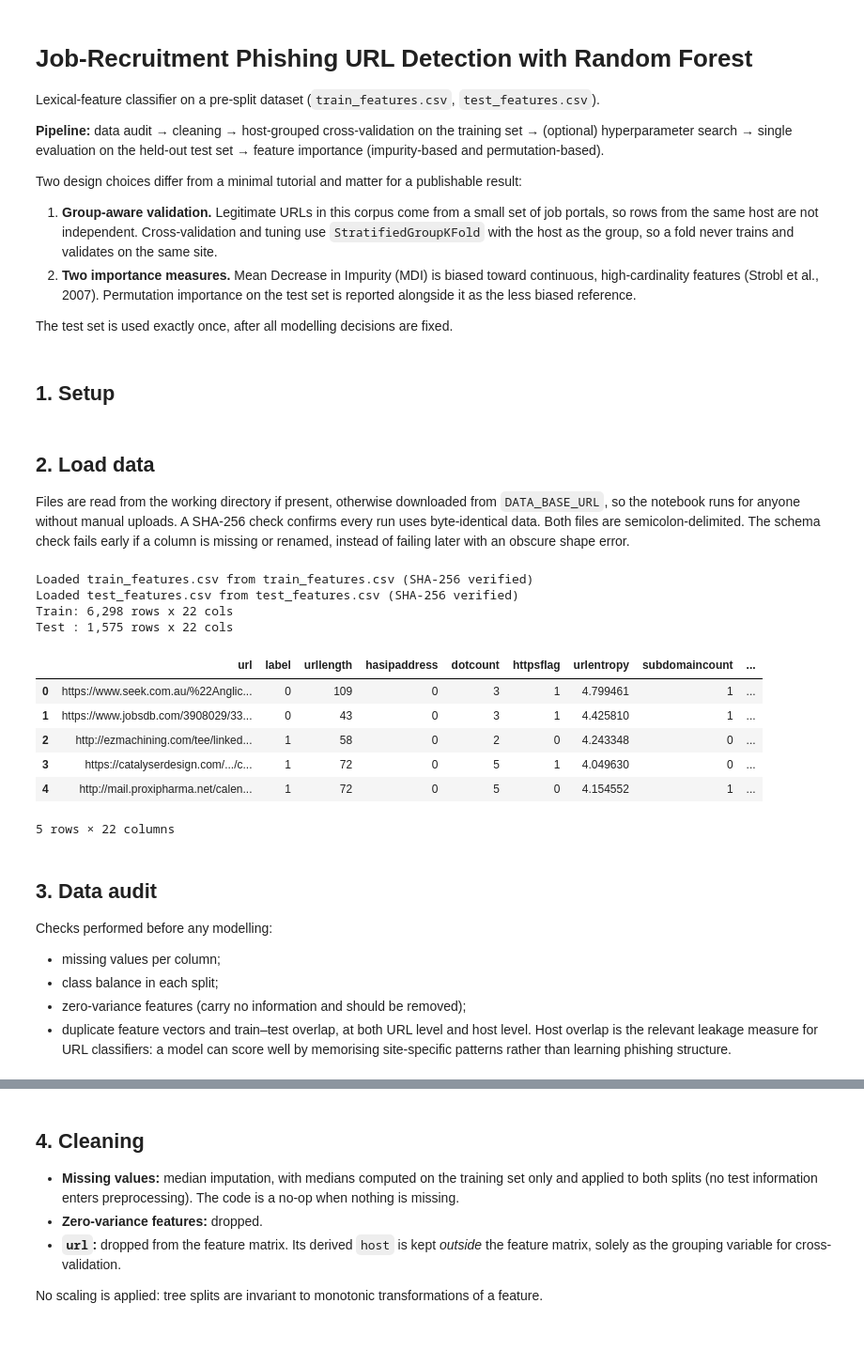
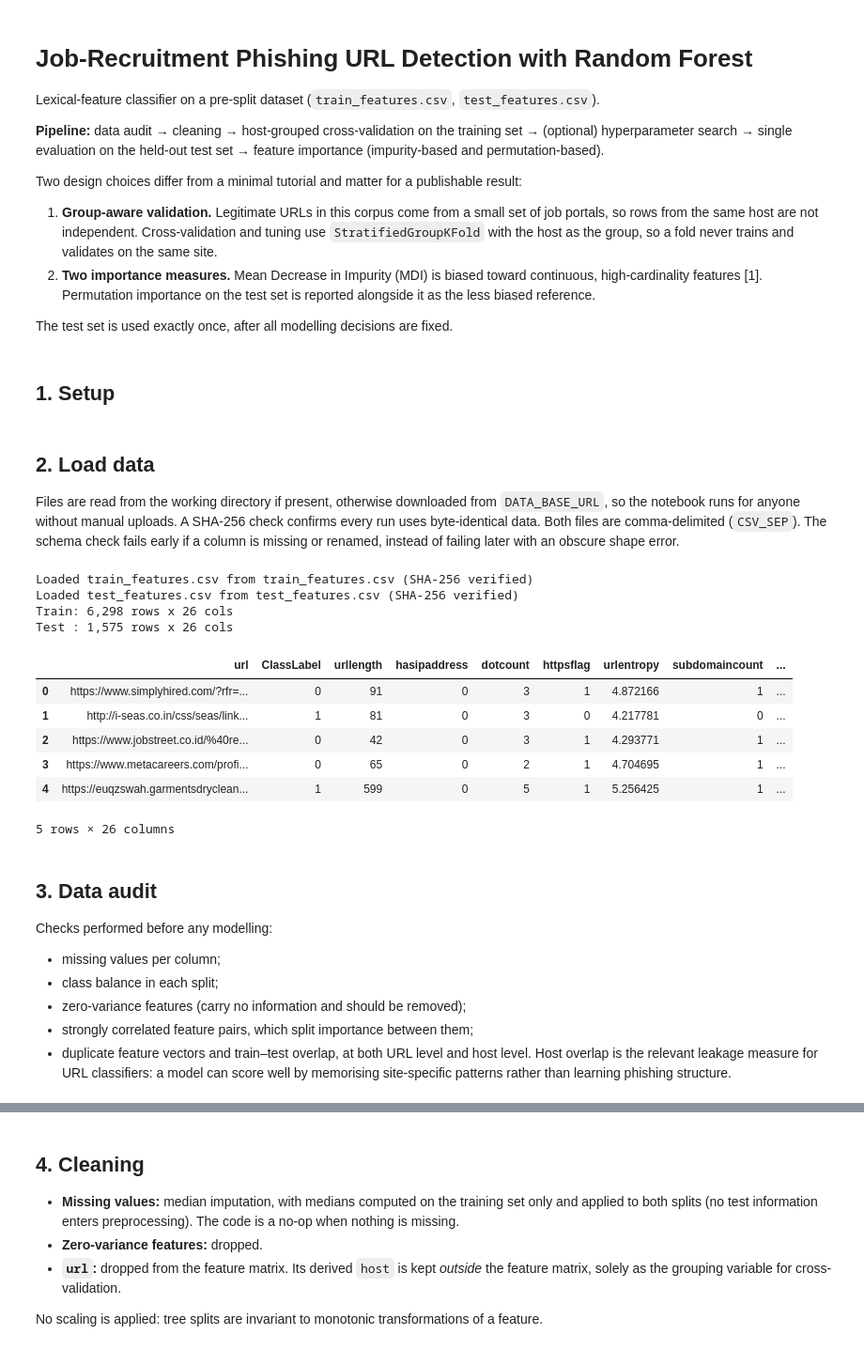
Before and after one commit to fizzz96/phishing-url-rf, a Jupyter notebook: phishing_rf_colab.ipynb, the cells around one changed output, grey strips where cells are left out. Shown at 94% size. Cells and saved outputs as stored; diff of their text form; code cells hidden in the pictures.

```diff
--- a/phishing_rf_colab.ipynb
+++ b/phishing_rf_colab.ipynb
@@ -8,7 +8,7 @@ Lexical-feature classifier on a pre-split dataset (`train_features.csv`, `test_f
 Two design choices differ from a minimal tutorial and matter for a publishable result:
 
 1. **Group-aware validation.** Legitimate URLs in this corpus come from a small set of job portals, so rows from the same host are not independent. Cross-validation and tuning use `StratifiedGroupKFold` with the host as the group, so a fold never trains and validates on the same site.
-2. **Two importance measures.** Mean Decrease in Impurity (MDI) is biased toward continuous, high-cardinality features (Strobl et al., 2007). Permutation importance on the test set is reported alongside it as the less biased reference.
+2. **Two importance measures.** Mean Decrease in Impurity (MDI) is biased toward continuous, high-cardinality features [1]. Permutation importance on the test set is reported alongside it as the less biased reference.
 
 The test set is used exactly once, after all modelling decisions are fixed.
 # %% [markdown]
@@ -46,10 +46,11 @@ RUN_TUNING = False        # set True to run the randomized hyperparameter search
 DATA_BASE_URL = "https://raw.githubusercontent.com/fizzz96/phishing-url-rf/main/data"
 DATA_FILES = {
     # filename: expected SHA-256 (guarantees every run uses the identical dataset)
-    "train_features.csv": "bd41c77df42ddd0eef9c774818f6516118bf86d9220948fb568198b1e9678f83",
-    "test_features.csv":  "ca038969f8fe216ba2f5662414fe676a086c0b863dd6d6d0fe362a15e0478ac8",
+    "train_features.csv": "b62d19c9d1f07d504cbfac679a06bd07c7b212926e24947cfcb9eb4c10706c2a",
+    "test_features.csv":  "9cf35014953f51dac1b249cbaf067f00b40b259480af488a251f8753c214fb4e",
 }
-TARGET = "label"          # 1 = phishing, 0 = legitimate
+TARGET = "ClassLabel"     # 1 = phishing, 0 = legitimate
+CSV_SEP = ","             # field delimiter of both CSV files
 ID_COL = "url"
 
 FEATURES = [
@@ -58,6 +59,7 @@ FEATURES = [
     "hyphenindomain", "tldpopularity", "suspiciousfileextension",
     "domainnamelength", "percentagenumericchars", "count_dashes",
     "count_underscores", "count_slashes", "count_ques", "count_non_alphanumeric",
+    "count_equal", "count_ampersand", "count_digits", "count_letters",
 ]
 
 np.random.seed(SEED)
@@ -66,7 +68,7 @@ plt.rcParams.update({"figure.dpi": 120, "savefig.dpi": 300, "savefig.bbox": "tig
 # %% [markdown]
 ## 2. Load data
 
-Files are read from the working directory if present, otherwise downloaded from `DATA_BASE_URL`, so the notebook runs for anyone without manual uploads. A SHA-256 check confirms every run uses byte-identical data. Both files are semicolon-delimited. The schema check fails early if a column is missing or renamed, instead of failing later with an obscure shape error.
+Files are read from the working directory if present, otherwise downloaded from `DATA_BASE_URL`, so the notebook runs for anyone without manual uploads. A SHA-256 check confirms every run uses byte-identical data. Both files are comma-delimited (`CSV_SEP`). The schema check fails early if a column is missing or renamed, instead of failing later with an obscure shape error.
 # %%
 def load_split(filename: str) -> pd.DataFrame:
     # Read local copy if present, else download; verify SHA-256 either way.
@@ -77,43 +79,43 @@ def load_split(filename: str) -> pd.DataFrame:
         if "<github-username>" in DATA_BASE_URL:
             raise FileNotFoundError(
                 f"{filename} is not in the working directory and DATA_BASE_URL is still a placeholder. "
                 "Upload the CSV files to this session or set DATA_BASE_URL in section 1."
             )
         source = f"{DATA_BASE_URL.rstrip('/')}/{filename}"
         with urllib.request.urlopen(source, timeout=60) as resp:
             raw = resp.read()
 
     digest = hashlib.sha256(raw).hexdigest()
     expected = DATA_FILES[filename]
     if digest != expected:
         raise ValueError(f"{filename}: SHA-256 mismatch (got {digest[:12]}..., expected {expected[:12]}...). "
                          "The file differs from the version used in the paper.")
     print(f"Loaded {filename} from {source} (SHA-256 verified)")
-    return pd.read_csv(io.BytesIO(raw), sep=";")
+    return pd.read_csv(io.BytesIO(raw), sep=CSV_SEP)
 
 train_df = load_split("train_features.csv")
 test_df = load_split("test_features.csv")
 
 expected = [ID_COL, TARGET] + FEATURES
 for name, df in [("train", train_df), ("test", test_df)]:
     missing_cols = set(expected) - set(df.columns)
     assert not missing_cols, f"{name}: missing columns {missing_cols}"
 
 print(f"Train: {train_df.shape[0]:,} rows x {train_df.shape[1]} cols")
 print(f"Test : {test_df.shape[0]:,} rows x {test_df.shape[1]} cols")
 train_df.head()
 # %% [output]
 Loaded train_features.csv from train_features.csv (SHA-256 verified)
 Loaded test_features.csv from test_features.csv (SHA-256 verified)
-Train: 6,298 rows x 22 cols
-Test : 1,575 rows x 22 cols
+Train: 6,298 rows x 26 cols
+Test : 1,575 rows x 26 cols
-|  | url | label | urllength | hasipaddress | dotcount | httpsflag | urlentropy | subdomaincount | ... |
-| 0 | https://www.seek.com.au/%22Anglic... | 0 | 109 | 0 | 3 | 1 | 4.799461 | 1 | ... |
-| 1 | https://www.jobsdb.com/3908029/33... | 0 | 43 | 0 | 3 | 1 | 4.425810 | 1 | ... |
-| 2 | http://ezmachining.com/tee/linked... | 1 | 58 | 0 | 2 | 0 | 4.243348 | 0 | ... |
-| 3 | https://catalyserdesign.com/.../c... | 1 | 72 | 0 | 5 | 1 | 4.049630 | 0 | ... |
-| 4 | http://mail.proxipharma.net/calen... | 1 | 72 | 0 | 5 | 0 | 4.154552 | 1 | ... |
+|  | url | ClassLabel | urllength | hasipaddress | dotcount | httpsflag | urlentropy | subdomaincount | ... |
+| 0 | https://www.simplyhired.com/?rfr=... | 0 | 91 | 0 | 3 | 1 | 4.872166 | 1 | ... |
+| 1 | http://i-seas.co.in/css/seas/link... | 1 | 81 | 0 | 3 | 0 | 4.217781 | 0 | ... |
+| 2 | https://www.jobstreet.co.id/%40re... | 0 | 42 | 0 | 3 | 1 | 4.293771 | 1 | ... |
+| 3 | https://www.metacareers.com/profi... | 0 | 65 | 0 | 2 | 1 | 4.704695 | 1 | ... |
+| 4 | https://euqzswah.garmentsdryclean... | 1 | 599 | 0 | 5 | 1 | 5.256425 | 1 | ... |
-5 rows × 22 columns
+5 rows × 26 columns
 # %% [markdown]
 ## 3. Data audit
 
@@ -122,6 +124,7 @@ Checks performed before any modelling:
 - missing values per column;
 - class balance in each split;
 - zero-variance features (carry no information and should be removed);
+- strongly correlated feature pairs, which split importance between them;
 - duplicate feature vectors and train–test overlap, at both URL level and host level. Host overlap is the relevant leakage measure for URL classifiers: a model can score well by memorising site-specific patterns rather than learning phishing structure.
 # %%
 def extract_host(url: str) -> str:
```
Also changed, not shown: parts of 12 cells of this notebook, 5 other files.
